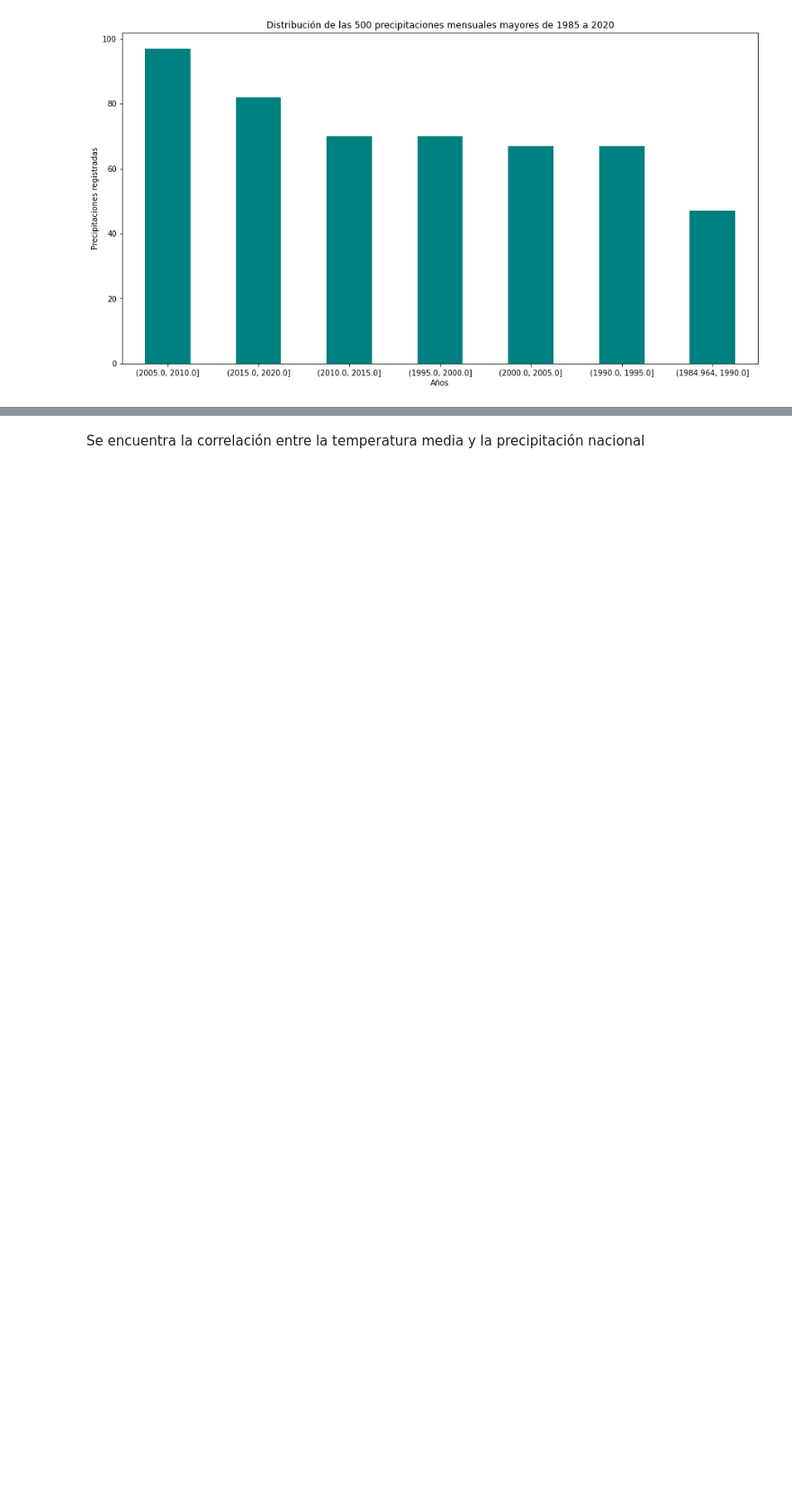
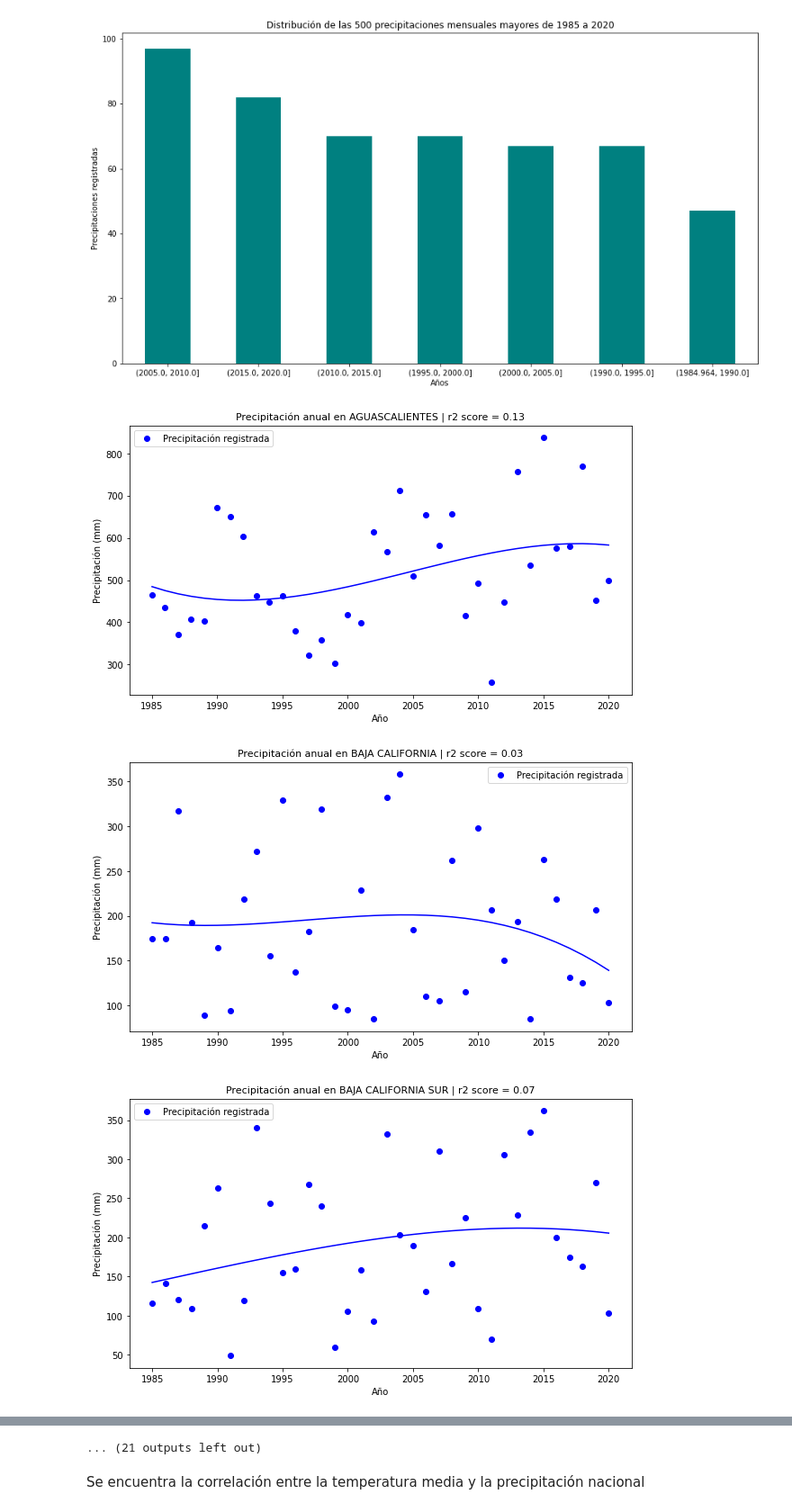
Before and after one commit to AdrianDiazGaxiola/Proyecto-Final, a Jupyter notebook: Precipitación.ipynb, the cells around one changed output, grey strips where cells are left out. Shown at 90% size. Saved outputs shown, nothing was run; the diff lists cells and outputs as text; code cells hidden in the pictures; blank space fills up the shorter version.

Commit message:
Se ha agregado una función para graficar las tendencias de la precipitación anual.

```diff
--- a/Precipitación.ipynb
+++ b/Precipitación.ipynb
@@ -193,3 +196,62 @@ plt.savefig('Distribución de las 500 precipitaciones mensuales mayores por lust
 # %% [output]
 [figure]
 [figure]
+# %%
+df = prec_por_entidad['NAC']
+Cols = df.columns.values.tolist() #Se guardan los nombres de las columnas de los dataframes originales en una lista
+
+Meses = ["Enero", "Febrero", "Marzo", "Abril", "Mayo", "Junio", "Julio", "Agosto", "Septiembre", "Octubre", "Noviembre", "Diciembre", "Anuales"]
+
+#Se guardan los años futuros en un arreglo de numpy y se utiliza la función reshape() ya que necesita ser un arreglo bidimensional para ser utilizado en la función regressor.predict(), la cual se utilizará para predecir las temperaturas de los próximos años
+Anios = range(2021, 2031)
+x2 = np.array(Anios).reshape((-1, 1))
+
+data = {'ANIO': ["2021", "2022", "2023", "2024", "2025", "2026", "2027", "2028", "2029", "2030"]}
+df2 = pd.DataFrame(data)
+
+l = 0 #Variable para acceder a estados_comp[] dentro del ciclo (ya que i es no numérico)
+for i in estados_abv:
+  df1 = prec_por_entidad[i]
+
+  #for j in range (1, 14):
+  X = df1[[Cols[0]]]
+
+  Y = df1[[Cols[13]]] #Se toma como eje 'y' los valores de las temperaturas del mes correspondiente (en total se evalúan los doce meses, así como las temperaturas promedio anuales)
+
+  model = make_pipeline(PolynomialFeatures(3), LinearRegression())
+  model.fit(X, Y) #Se calcula la regresión lineal a partir de los años y de las temperaturas registradas durante estos años de acuerdo a la columna analizada
+
+    #Se van guardando en otro dataframe las predicciones de las temperaturas para después concatenarlas al dataframe con las temperaturas originales
+    #df2[Cols[j]] = y_pred
+  plt.figure(figsize=(10, 5.5))
+
+  plt.plot(X, Y, 'bo',label='Precipitación registrada')
+  plt.plot(X, model.predict(X), '-b')
+
+  coef = r2_score(Y, model.predict(X))
+
+  #Si la fila corresponde al total, se pone el nombre del país
+  plt.title("Precipitación anual en %s | r2 score = %.2f" % (estados_comp[l], coef), fontsize = 11)
+
+  plt.xlabel("Año")
+  plt.ylabel("Precipitación (mm)")
+
+  plt.legend(loc='best')
+  #plt.show()
+
+  plt.savefig("Precipitación en %s.jpg" % estados_comp[l])
+
+  if (estados_comp[l] == "NACIONAL"):
+    plt.title("Precipitación Nacional Anual | r2 score = %.2f" % coef, fontsize = 11)
+    plt.savefig("Precipitación Nacional.jpg")
+
+    #Se grafican las temperaturas registradas junto al modelo de regresión lineal encontrado
+
+
+  #tmed_por_entidad[i] = df.append(df2, ignore_index=True) #Se guarda el dataframe con las temperaturas medias originales, ahora con las predicciones concatenadas
+
+  l = l+1
+# %% [output]
+[figure, added]
+[figure, added]
+[figure, added]
@@ -196,3 +267,4 @@ plt.savefig('Distribución de las 500 precipitaciones mensuales mayores por lust
+... (21 outputs left out)
 # %% [markdown]
 Se encuentra la correlación entre la temperatura media y la precipitación nacional
 # %%
```
Also changed, not shown: parts of 3 cells of this notebook.
